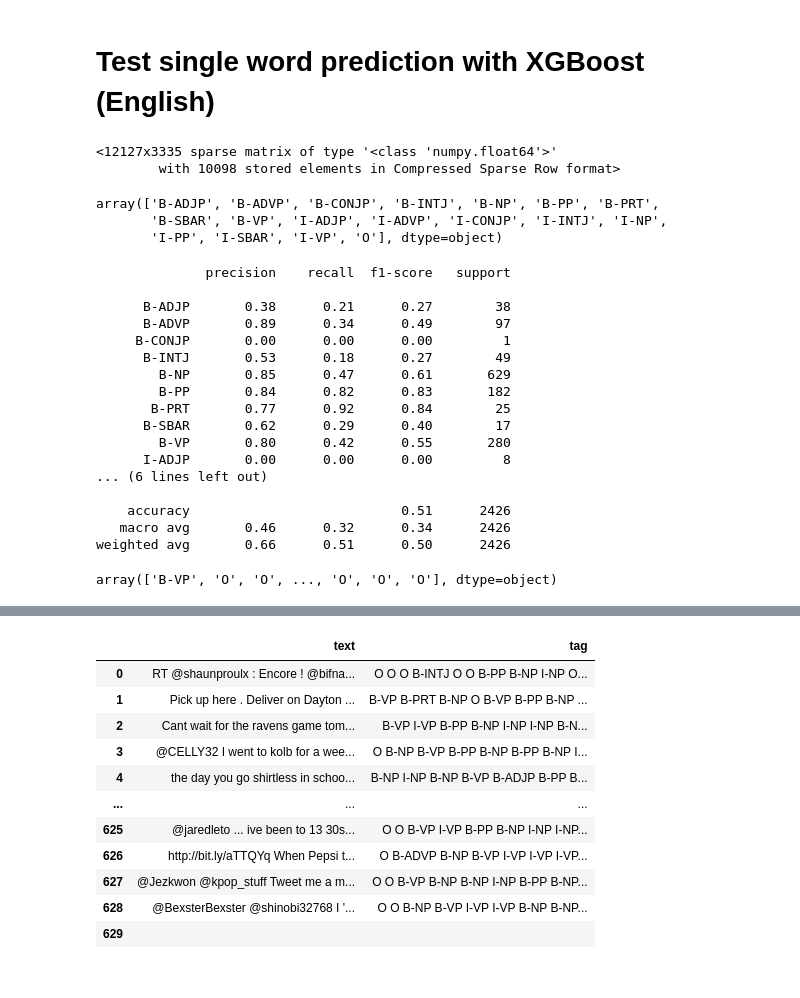
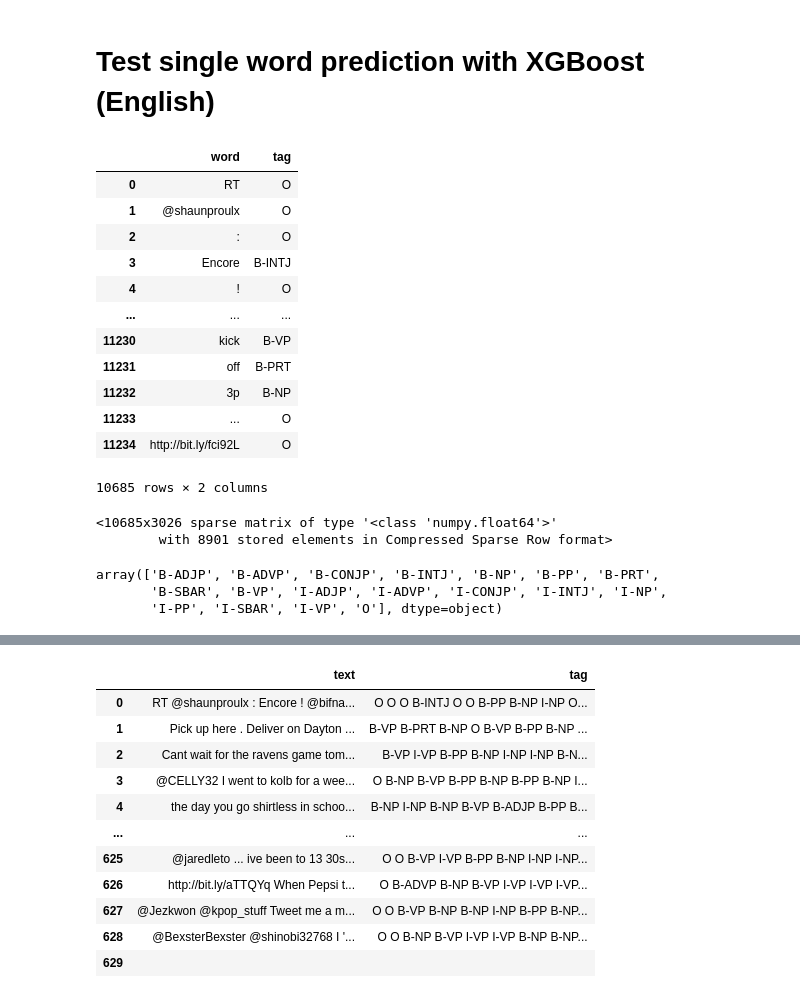
Before and after one commit to ffeew/ml-sentiment-analysis-project, a Jupyter notebook: XGBoost.ipynb, the cells around one changed output, grey strips where cells are left out. Drawn from its saved outputs; the diff is of its cells as text; code cells hidden in the pictures.

```diff
--- a/XGBoost.ipynb
+++ b/XGBoost.ipynb
@@ -15,16 +33,31 @@ def generateDf(path):
 # %% [markdown]
 # Test single word prediction with XGBoost (English)
 # %%
-df = generateDf("EN/combined.txt")
+df = generateDf("EN/train")
 df = df.dropna()
+df
+# %% [output]
+|  | word | tag |
+| 0 | RT | O |
+| 1 | @shaunproulx | O |
+| 2 | : | O |
+| 3 | Encore | B-INTJ |
+| 4 | ! | O |
+| ... | ... | ... |
+| 11230 | kick | B-VP |
+| 11231 | off | B-PRT |
+| 11232 | 3p | B-NP |
+| 11233 | ... | O |
+| 11234 | http://bit.ly/fci92L | O |
+10685 rows × 2 columns
 # %%
 vect = TfidfVectorizer()
 vect.fit(df['word'])
 X_tfidf = vect.transform(df['word'])
 X_tfidf
 # %% [output]
-<12127x3335 sparse matrix of type '<class 'numpy.float64'>'
-        with 10098 stored elements in Compressed Sparse Row format>
+<10685x3026 sparse matrix of type '<class 'numpy.float64'>'
+        with 8901 stored elements in Compressed Sparse Row format>
 # %%
 le = LabelEncoder()
 le.fit(df['tag'])
@@ -40,27 +70,0 @@ X_train, X_test, y_train, y_test = train_test_split(X_tfidf, y, test_size=0.2)
-# %%
-classifier = XGBClassifier()
-classifier.fit(X_train, y_train)
-prediction = classifier.predict(X_test)
-print(classification_report(le.inverse_transform(y_test), le.inverse_transform(prediction)))
-# %% [output]
-              precision    recall  f1-score   support
-
-      B-ADJP       0.38      0.21      0.27        38
-      B-ADVP       0.89      0.34      0.49        97
-     B-CONJP       0.00      0.00      0.00         1
-      B-INTJ       0.53      0.18      0.27        49
-        B-NP       0.85      0.47      0.61       629
-        B-PP       0.84      0.82      0.83       182
-       B-PRT       0.77      0.92      0.84        25
-      B-SBAR       0.62      0.29      0.40        17
-        B-VP       0.80      0.42      0.55       280
-      I-ADJP       0.00      0.00      0.00         8
-... (6 lines left out)
-
-    accuracy                           0.51      2426
-   macro avg       0.46      0.32      0.34      2426
-weighted avg       0.66      0.51      0.50      2426
-# %%
-le.inverse_transform(prediction)
-# %% [output]
-array(['B-VP', 'O', 'O', ..., 'O', 'O', 'O'], dtype=object)
```
Also changed, not shown: parts of 20 cells of this notebook, 3 other files.
